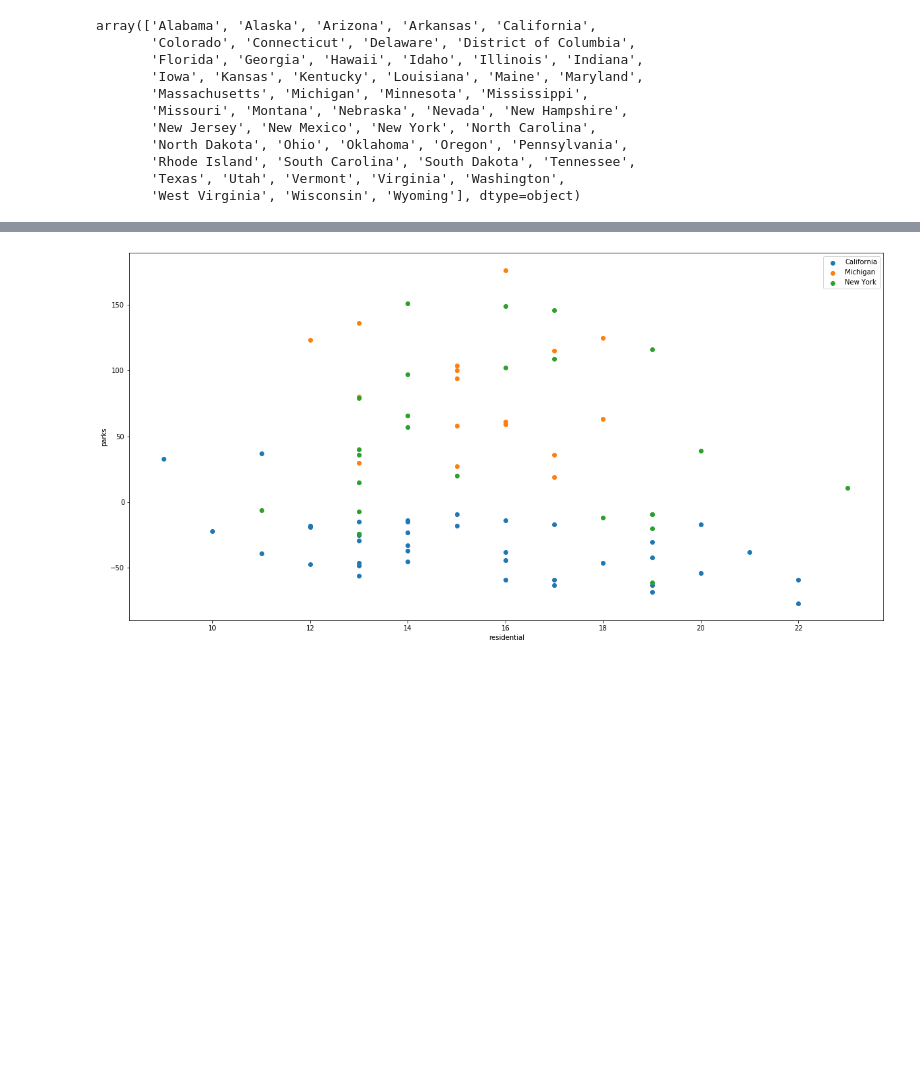
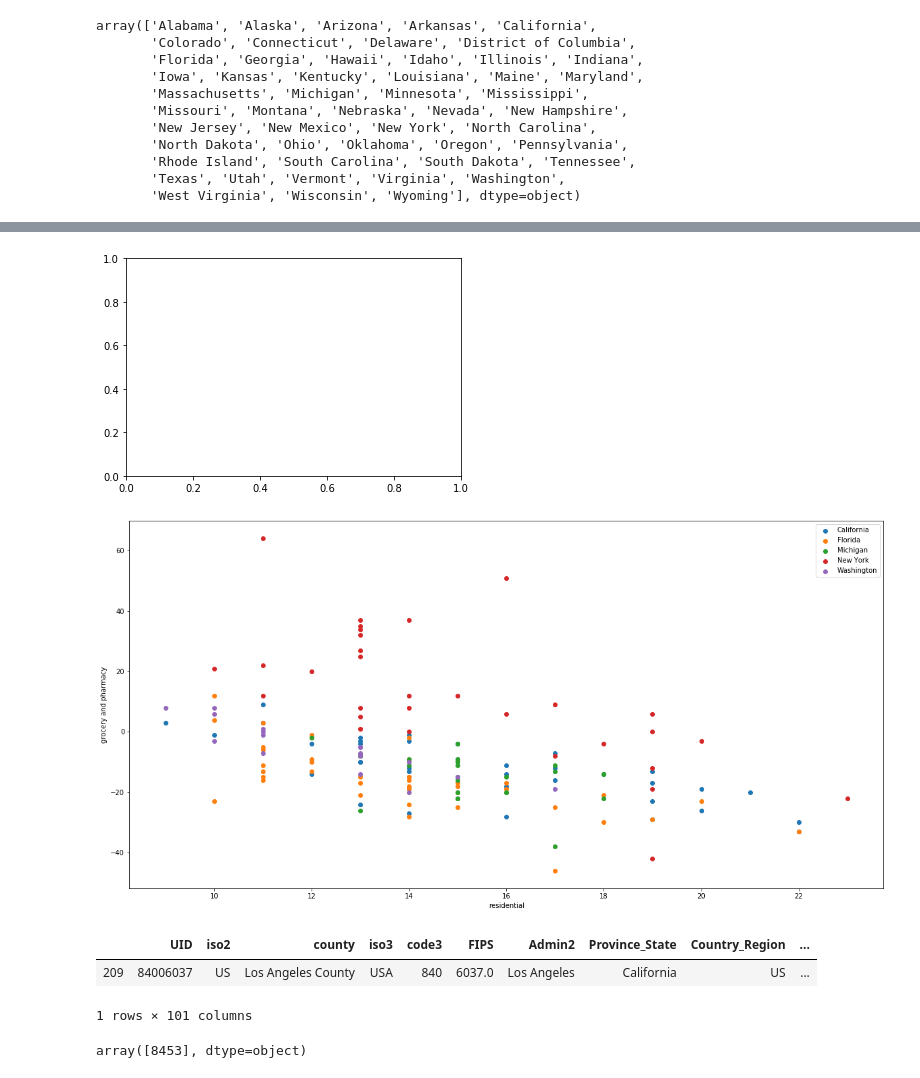
Before and after one commit to mjang2000/covid-data-challenge, a Jupyter notebook: scripts/google_eda.ipynb, the cells around one changed output, grey strips where cells are left out. Saved outputs shown, nothing was run; the diff lists cells and outputs as text; code cells hidden in the pictures; blank space fills up the shorter version.

Commit message:
added population data

```diff
--- a/scripts/google_eda.ipynb
+++ b/scripts/google_eda.ipynb
@@ -201,32 +201,53 @@ array(['Alabama', 'Alaska', 'Arizona', 'Arkansas', 'California',
 # %%
 # takes forever
 from tqdm import tqdm_notebook
+fig, ax = plt.subplots()
 plt.figure(figsize=(20,10))
 for state in tqdm_notebook(states):
-    if not state in ['Michigan', 'California', 'New York']:
+    if not state in ['Michigan', 'California', 'New York','Florida','Washington']:
         continue
     state_idx = google_us['state'] == state
     state_df = google_us[state_idx]
     state_counties = state_df['county'].unique()
 
     res = []
     parks = []
     for county in state_counties:
         county_df = get_data(state, county)
         res_data = county_df.loc['residential'][-1:][0] # loc on the very last day
-        parks_data = county_df.loc['parks'][-1:][0]
+        parks_data = county_df.loc['grocery and pharmacy'][-1:][0]
         if not (pd.isnull(res_data) and pd.isnull(parks_data)):
             res.append(res_data)
             parks.append(parks_data)
 
     plt.scatter(res, parks, label = state)
 
 
 
 plt.legend()
 plt.xlabel('residential')
-plt.ylabel('parks')
+plt.ylabel('grocery and pharmacy')
 plt.show()
 # %% [output]
 [interactive output not drawn]
-[figure, old version]
+[figure, new version]
+[figure, added]
+# %%
+# read in the JHU data
+state = 'California'
+county = 'Los Angeles County'
+jhu_confirmed = pd.read_csv('../processed_data/csse_data/confirmed_US_zip.csv')
+state_idx = jhu_confirmed['Province_State'] == state
+county_idx = jhu_confirmed['county'] == county
+state_county_idx = state_idx * county_idx
+jhu_confirmed[state_county_idx] # our PROVINCE STUFF WORKS!
+# %% [output]
+|  | UID | iso2 | county | iso3 | code3 | FIPS | Admin2 | Province_State | Country_Region | ... |
+| 209 | 84006037 | US | Los Angeles County | USA | 840 | 6037.0 | Los Angeles | California | US | ... |
+1 rows × 101 columns
+# %%
+# 4/11/20
+jhu_confirmed[state_county_idx].values[0][-9:-8]
+#for i, txt in enumerate(n):
+# %% [output]
+array([8453], dtype=object)
```
Also changed, not shown: parts of 1 cell of this notebook, 3 other files.
